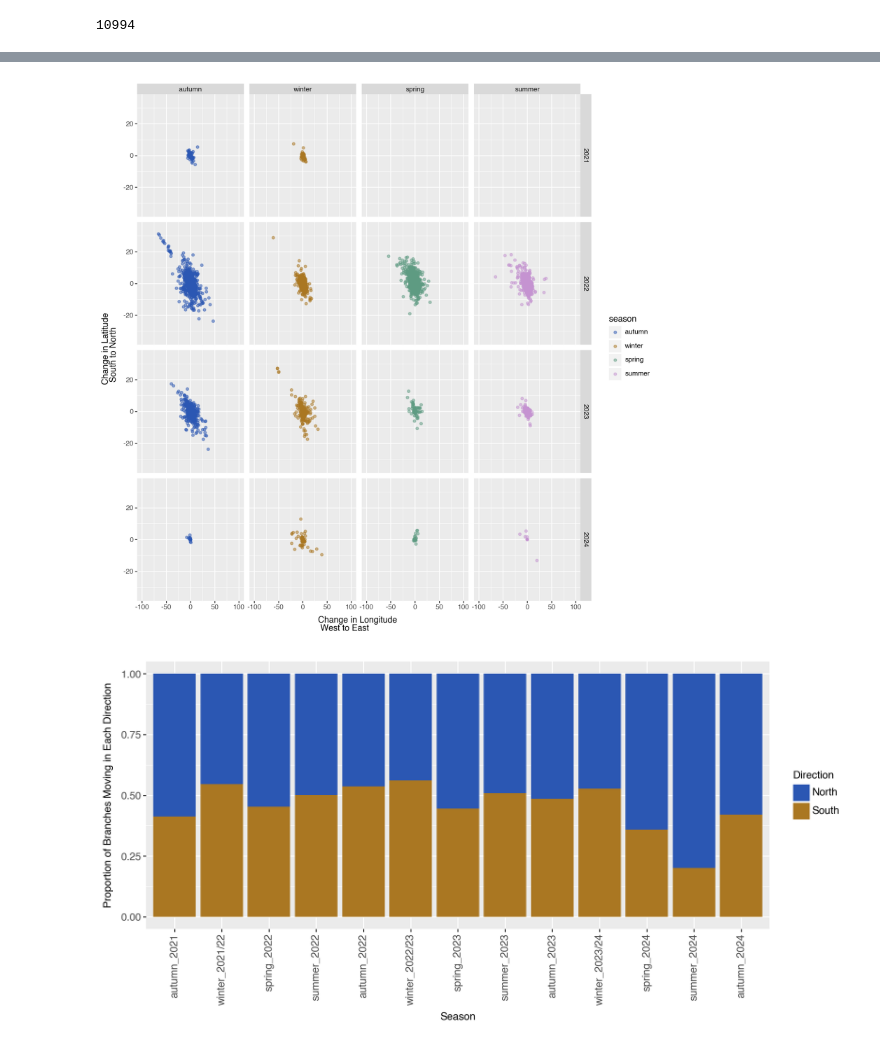
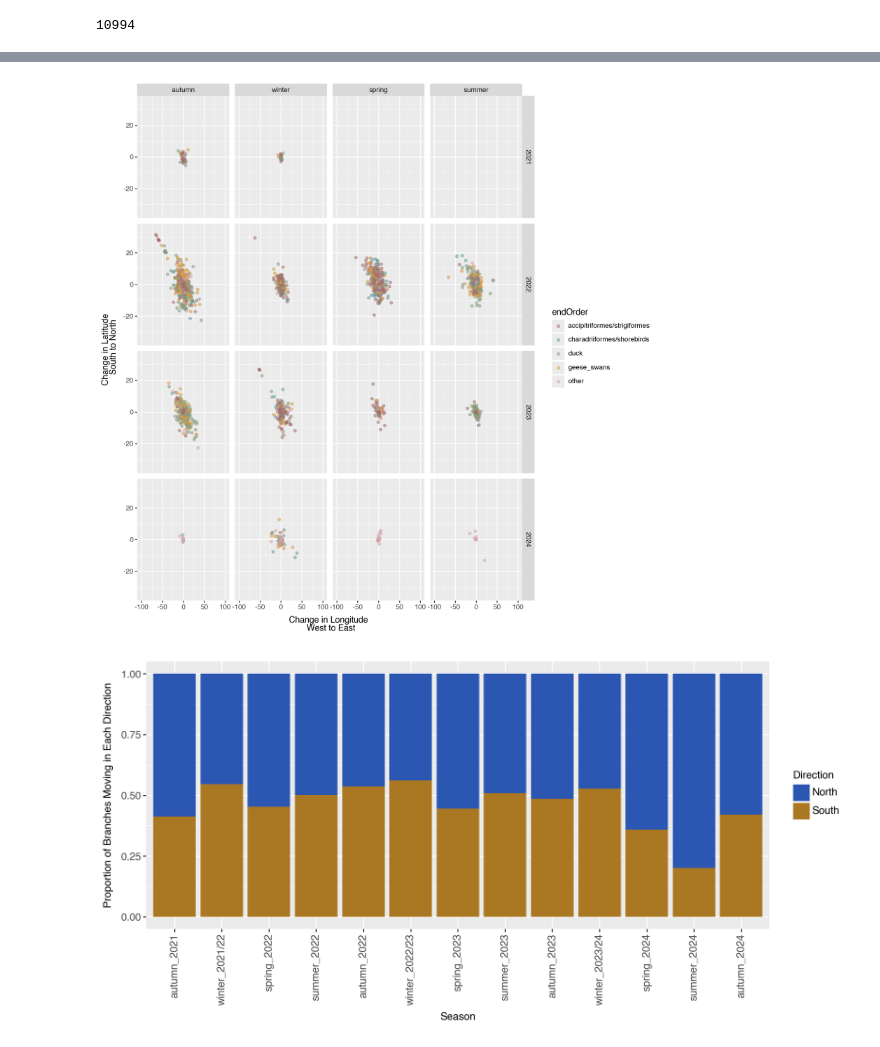
Before and after one commit to moncla-lab/H5-avian-ecology, a Jupyter notebook: cont_phyl_mcc_plotting.ipynb, the cells around one changed output, grey strips where cells are left out. Saved outputs shown, nothing was run; the diff lists cells and outputs as text; code cells hidden in the pictures.

```diff
--- a/cont_phyl_mcc_plotting.ipynb
+++ b/cont_phyl_mcc_plotting.ipynb
@@ -776,33 +816,41 @@ all_time_scatter.show()
 # %%
 # Plot 1.5: change in direction, colored by season, facetted by year
 
 season_colors = {"winter":"#AA7722",
                "spring":"#5E9B82",
                "summer":"#C593D1",
                "autumn":"#2B57B3"
               }
 
+host_colors = {"accipitriformes/strigiformes":"#A66F6F",
+                   "duck":"#879E82",
+                   "geese_swans": "#D69E49",
+                   "charadriiformes/shorebirds":"#68A0A6",
+                   "other":"#D9A7B0"
+                  }
+
 season_order = ["autumn", "winter", "spring", "summer"]
 MCCDATA["season"] = pd.Categorical(MCCDATA["season"], categories=season_order, ordered=True)
 
 seasonal_scatter = (
-    ggplot(MCCDATA, aes(x = "changeLon", y = "changeLat", color = "season"))
+    # ggplot(MCCDATA, aes(x = "changeLon", y = "changeLat", color = "season"))
+    ggplot(MCCDATA, aes(x = "changeLon", y = "changeLat", color = "endOrder"))
     + geom_point(alpha = 0.5)
     # + stat_ellipse(type='t', level=0.95, size=1)
-    + scale_color_manual(values=season_colors)
+    + scale_color_manual(values=host_colors)
     # + facet_wrap("endYear_whole")
     + facet_grid("endYear_whole ~ season")
     + xlim(-100, 100)
     + ylim(-35, 35)
     + labs(x = "Change in Longitude \n West to East", y = "Change in Latitude \n South to North")
     + theme(figure_size = (10, 10))
 )
 
 seasonal_scatter.show()
 # seasonal_scatter.save(filename = './SERAPHIM/nov2021-2024_no-suliformes/output_plots/seasonal_scatter.pdf', height=7, width=10, units = 'in', dpi=750)
 #seasonal_scatter.save(filename = './SERAPHIM/nov2021-2024_no-suliformes_contphyl-orderDTA//output_plots/seasonal_scatter.pdf', height=7, width=10, units = 'in', dpi=750)
 # %% [output]
-[figure, old version]
+[figure, new version]
 # %%
 # Plot 3: Proportion of branchs moving north/south, east/west during each year and each season
 
```
Also changed, not shown: parts of 5 cells of this notebook, 21 other files.
